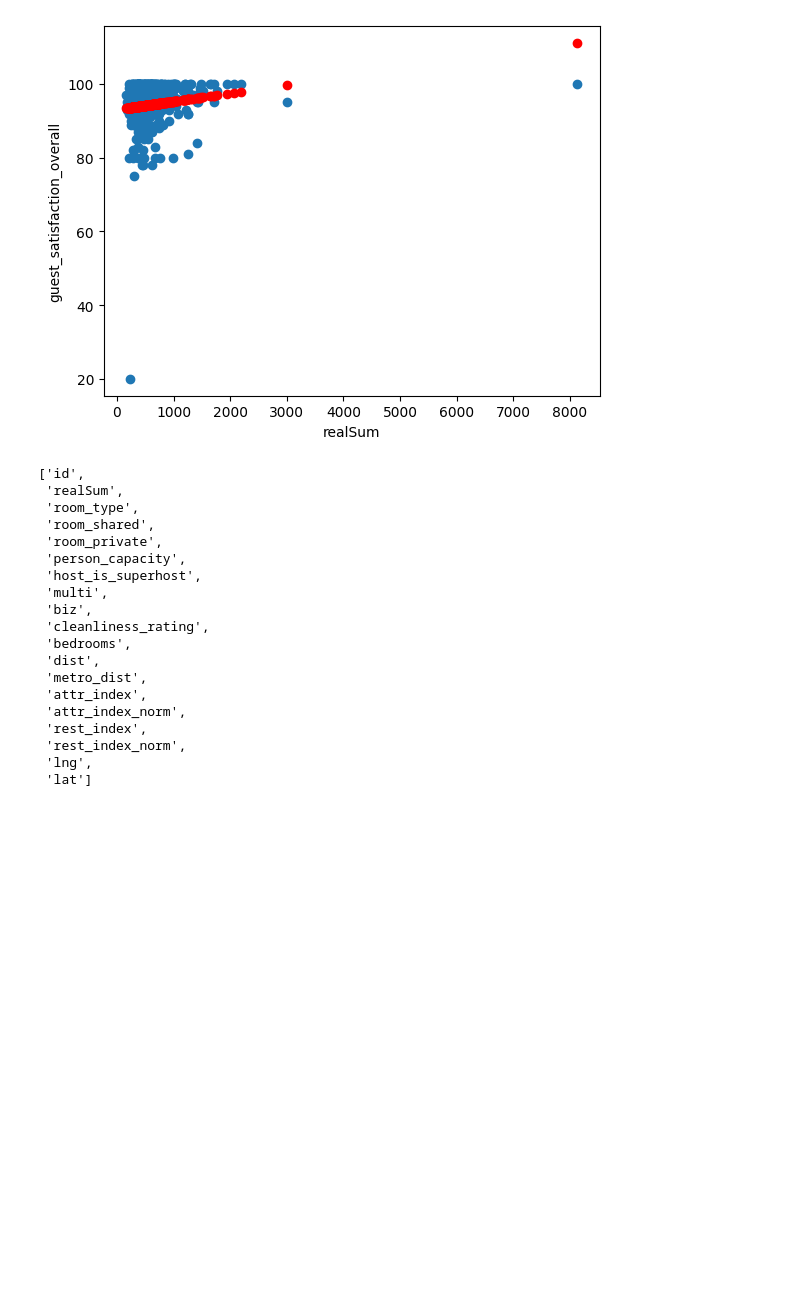
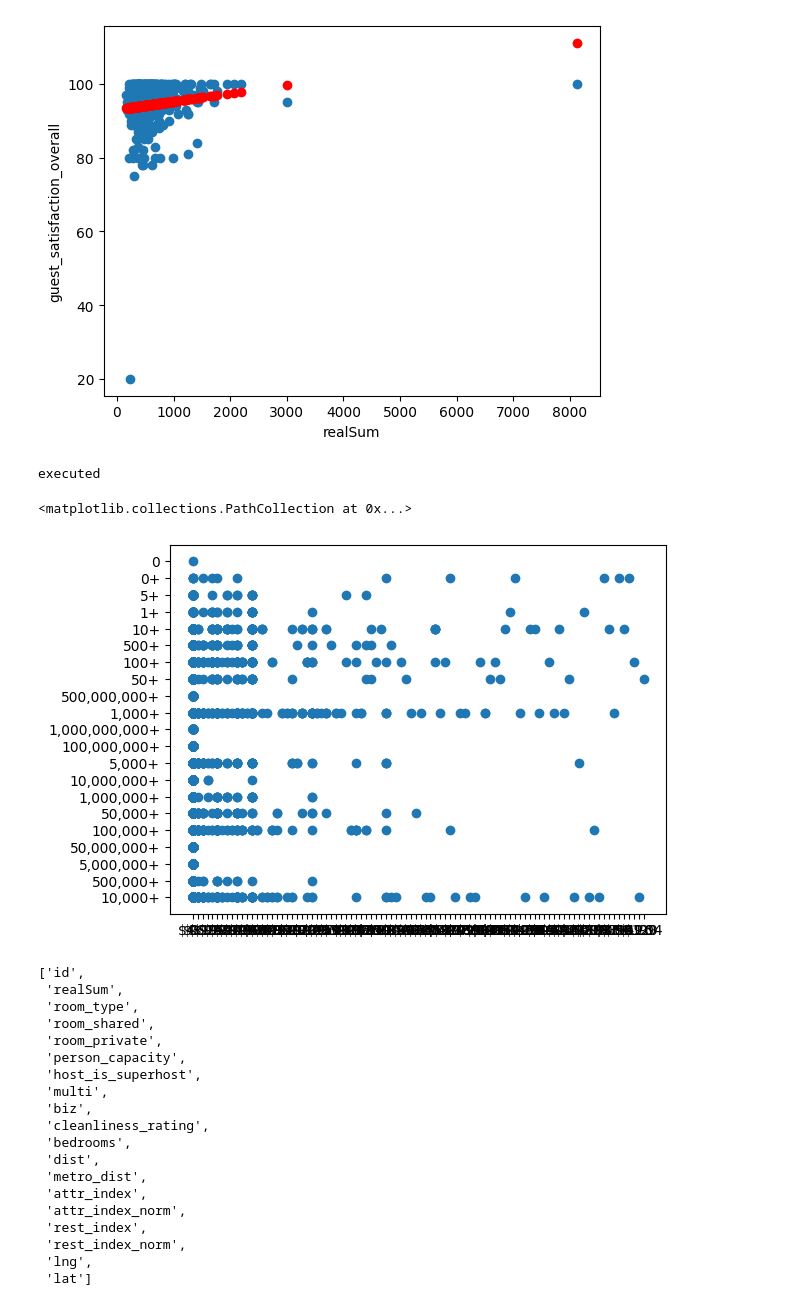
Before and after one commit to Monsieur-Bandana/gurobi_machine_learning, a Jupyter notebook: notebook.ipynb, the cells around one changed output. Saved outputs shown, nothing was run; the diff lists cells and outputs as text; code cells hidden in the pictures; blank space fills up the shorter version.

```diff
--- a/notebook.ipynb
+++ b/notebook.ipynb
@@ -86,6 +86,43 @@ id
 976     97.0
 Name: guest_satisfaction_overall, Length: 977, dtype: float64
 [figure]
+# %%
+import numpy as np
+import pandas as pd
+from matplotlib import pyplot as plt
+from sklearn.linear_model import LogisticRegression, LinearRegression
+from sklearn.tree import DecisionTreeRegressor
+from sklearn.pipeline import make_pipeline
+from sklearn.preprocessing import StandardScaler
+from sklearn.ensemble import RandomForestRegressor
+
+import sys
+import gurobipy as gp
+
+from gurobi_ml import add_predictor_constr
+
+import gurobipy_pandas as gppd
+
+# Base URL for retrieving data
+# TODO combine weekdays and weekends, add another column true false, if weekend
+historical_data = pd.read_csv(
+    "csv_dateien/googleplaystore.csv", index_col=0
+)
+
+
+# classify our features between the ones that are fixed and the ones that will be
+# part of the optimization problem
+
+
+x = historical_data["Price"]
+y = historical_data["Installs"]
+
+print("executed")
+plt.scatter(x, y)
+# %% [output]
+executed
+<matplotlib.collections.PathCollection at 0x...>
+[figure, added]
 # %%
 import tensorflow as tf
 import tensorflow.contrib.eager as tfe
```
Also changed, not shown: 45 other files.
